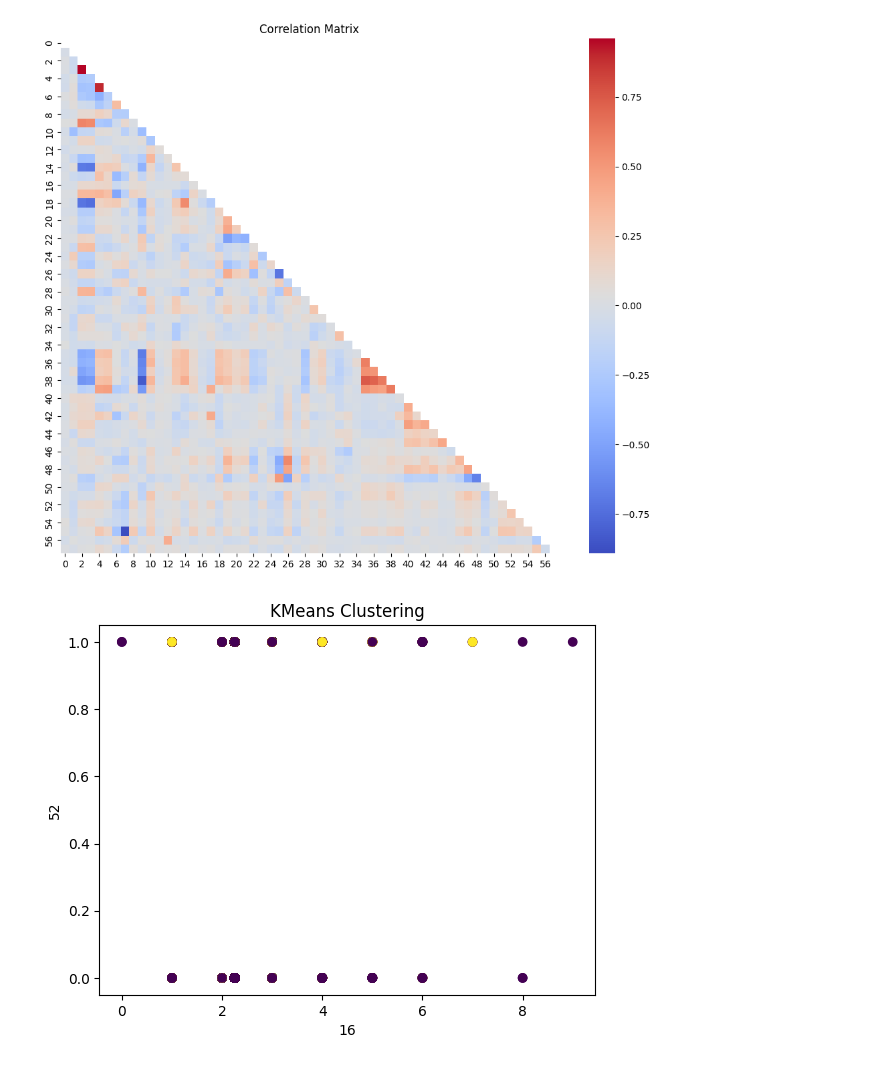
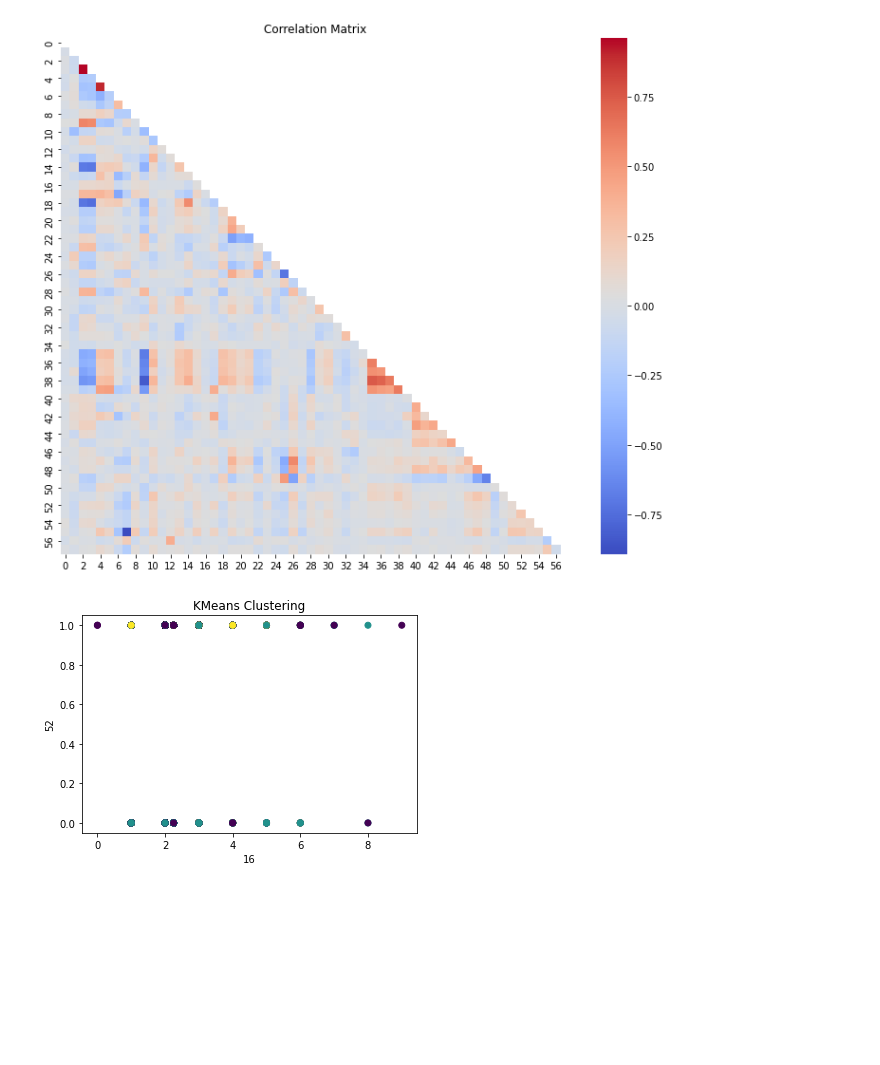
Before and after one commit to martynapiskorz/carn-t, a Jupyter notebook: LISS By wave/Y 20/merged_20.ipynb, the cells around one changed output. Cells and saved outputs as stored; diff of their text form; code cells hidden in the pictures; blank space fills up the shorter version.

```diff
--- a/LISS By wave/Y 20/merged_20.ipynb
+++ b/LISS By wave/Y 20/merged_20.ipynb
@@ -609,22 +609,24 @@ plt.show()
 # %%
 from sklearn.impute import SimpleImputer
 from sklearn.cluster import KMeans
 import matplotlib.pyplot as plt
+import pandas as pd
 
 # Replace NaN values with the mean of each column
 imputer = SimpleImputer(strategy='mean')
 merged_20_imputed = pd.DataFrame(imputer.fit_transform(merged_20_df), columns=merged_20_df.columns)
 
 #Means for clustering
-n_clusters = 3
+n_clusters = 5
 kmeans = KMeans(n_clusters=n_clusters, random_state=42)
 labels = kmeans.fit_predict(merged_20_imputed)
+
 
 #visualise over first to columns to
 plt.scatter(merged_20_imputed.iloc[:, 16], merged_20_imputed.iloc[:, 52], c=labels, cmap='viridis')
 plt.xlabel(merged_20_imputed.columns[16])
 plt.ylabel(merged_20_imputed.columns[52])
 plt.title('KMeans Clustering')
 plt.show()
 # %% [output]
-[figure, old version]
+[figure, new version]
```
Also changed, not shown: parts of 5 cells of this notebook.
